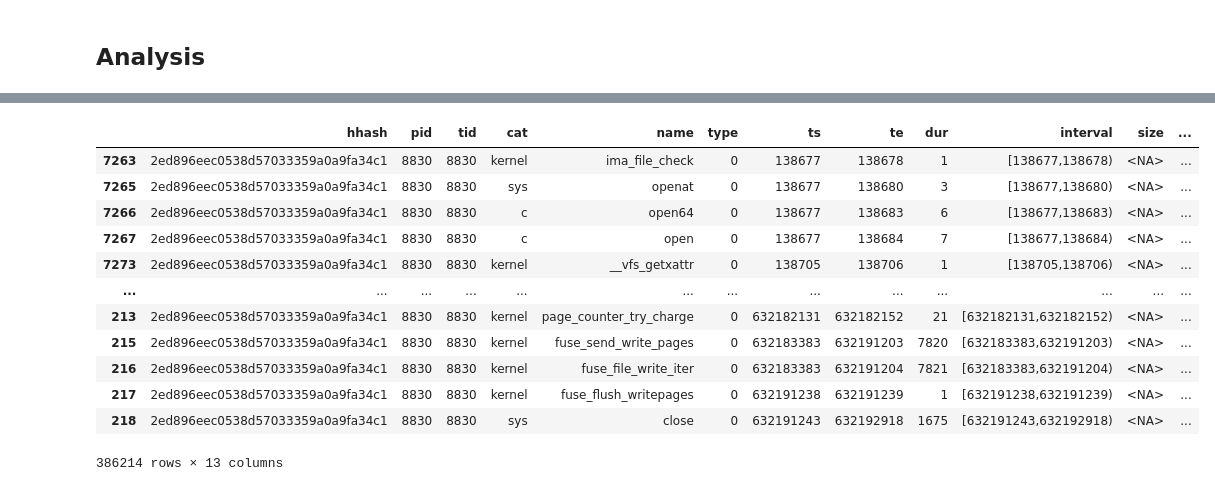
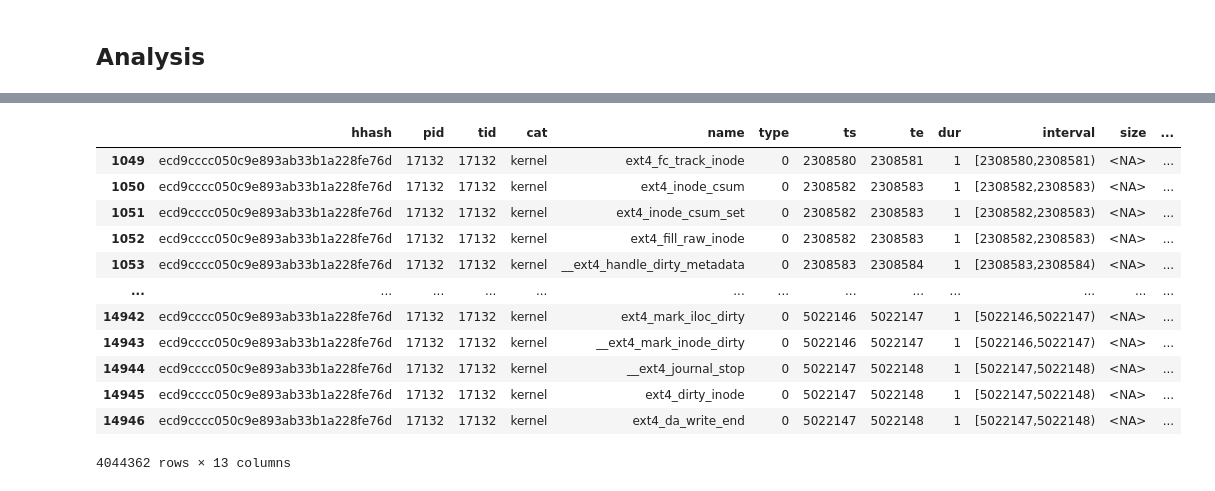
Before and after one commit to hariharan-devarajan/datacrumbs, a Jupyter notebook: analysis/trace_analysis.ipynb, the cells around one changed output, grey strips where cells are left out. Drawn from its saved outputs; the diff is of its cells as text; code cells hidden in the pictures.

```diff
--- a/analysis/trace_analysis.ipynb
+++ b/analysis/trace_analysis.ipynb
@@ -47,7 +47,8 @@ Hosting the HTTP server on port 35303 instead
 ## Start Analysis
 # %%
 is_trace = True
-file=f"{app_root}/tests/output/ops-8192_ts-4m/write.pfw.gz"
+file=f"{app_root}/tests/output/ops-64_ts-64m/RAW-DIRECT.pfw.gz"
+file=f"{app_root}/tests/output/ops-64_ts-64m/RAW-BUFFERED.pfw.gz"
 file_pattern = glob(file)
 file_pattern
 # %% [output]
@@ -122,8 +123,6 @@ def load_profile(line):
             logging.error(f"Processing {line} failed with {error}")
     return d
 
-def get_np_type(num, dtype):
-    return hex(num)[2:]
 
 def load_trace(line):
     d = {}
@@ -142,24 +141,26 @@ def load_trace(line):
             if "ts" in val:
                 d["ts"] = int(val["ts"])
                 d["te"] = int(val["ts"])
+            d["dur"] = 1
             if "dur" in val:
                 d["dur"] = int(val["dur"])
             if "args" in val and "hhash" in val["args"]:
-                d["hhash"] = get_np_type(val["args"]["hhash"], np.int64)
-            interval = I.empty()
-            if d["dur"] > 0:
-                d["te"] = int(val["ts"]) + d["dur"]
-                interval = I.closedopen(d["ts"], d["ts"] + d["dur"])
-            d["interval"] = I.to_string(interval)
+                d["hhash"] = val["args"]["hhash"]
+            if "ts" in val:
+                interval = I.closedopen(d["ts"], d["ts"] + 1)
+                if d["dur"] > 0:
+                    d["te"] = int(val["ts"]) + d["dur"]
+                    interval = I.closedopen(d["ts"], d["ts"] + d["dur"])
+                d["interval"] = I.to_string(interval)
             if val["ph"] != "M":
                 d["type"] = 0
                 if "args" in val:
                     if "hhash" in val["args"]:
-                        d["hhash"] = get_np_type(val["args"]["hhash"], np.int64)
+                        d["hhash"] = val["args"]["hhash"]
                     if "size_sum" in val["args"]:
                         d["size"] = val["args"]["size_sum"]
                     if "fhash" in val["args"]:
-                        d["fhash"] = get_np_type(val["args"]["fhash"], np.int64)
+                        d["fhash"] = val["args"]["fhash"]
             else:
                 if val["name"] == "FH":
                     d["type"] = 1
@@ -167,14 +168,14 @@ def load_trace(line):
                         if "name" in val["args"]:
                             d["name"] = val["args"]["name"]
                         if "value" in val["args"]:
-                            d["hash"] = get_np_type(val["args"]["value"], np.int64)
+                            d["hash"] = val["args"]["value"]
                 elif val["name"] == "HH":
                     d["type"] = 2
                     if "args" in val:
                         if "name" in val["args"]:
                             d["name"] = val["args"]["name"]
                         if "value" in val["args"]:
-                            d["hash"] = get_np_type(val["args"]["value"], np.int64)
+                            d["hash"] = val["args"]["value"]
 
         except Exception as error:
             logging.error(f"Processing {line} failed with {error}")
@@ -300,20 +293,20 @@ min_ts, max_te
 # %%
-filtered_events = event.query(f"ts >= {min_ts} and te <= {max_te} and dur > 0")
+filtered_events = event.query(f"ts >= {min_ts - 1e5} and te <= {max_te + 1e5} and dur > 0")
 filtered_events.compute()
 # %% [output]
 |  | hhash | pid | tid | cat | name | type | ts | te | dur | interval | size | ... |
-| 7263 | 2ed896eec0538d57033359a0a9fa34c1 | 8830 | 8830 | kernel | ima_file_check | 0 | 138677 | 138678 | 1 | [138677,138678) | <NA> | ... |
-| 7265 | 2ed896eec0538d57033359a0a9fa34c1 | 8830 | 8830 | sys | openat | 0 | 138677 | 138680 | 3 | [138677,138680) | <NA> | ... |
-| 7266 | 2ed896eec0538d57033359a0a9fa34c1 | 8830 | 8830 | c | open64 | 0 | 138677 | 138683 | 6 | [138677,138683) | <NA> | ... |
-| 7267 | 2ed896eec0538d57033359a0a9fa34c1 | 8830 | 8830 | c | open | 0 | 138677 | 138684 | 7 | [138677,138684) | <NA> | ... |
-| 7273 | 2ed896eec0538d57033359a0a9fa34c1 | 8830 | 8830 | kernel | __vfs_getxattr | 0 | 138705 | 138706 | 1 | [138705,138706) | <NA> | ... |
+| 1049 | ecd9cccc050c9e893ab33b1a228fe76d | 17132 | 17132 | kernel | ext4_fc_track_inode | 0 | 2308580 | 2308581 | 1 | [2308580,2308581) | <NA> | ... |
+| 1050 | ecd9cccc050c9e893ab33b1a228fe76d | 17132 | 17132 | kernel | ext4_inode_csum | 0 | 2308582 | 2308583 | 1 | [2308582,2308583) | <NA> | ... |
+| 1051 | ecd9cccc050c9e893ab33b1a228fe76d | 17132 | 17132 | kernel | ext4_inode_csum_set | 0 | 2308582 | 2308583 | 1 | [2308582,2308583) | <NA> | ... |
+| 1052 | ecd9cccc050c9e893ab33b1a228fe76d | 17132 | 17132 | kernel | ext4_fill_raw_inode | 0 | 2308582 | 2308583 | 1 | [2308582,2308583) | <NA> | ... |
+| 1053 | ecd9cccc050c9e893ab33b1a228fe76d | 17132 | 17132 | kernel | __ext4_handle_dirty_metadata | 0 | 2308583 | 2308584 | 1 | [2308583,2308584) | <NA> | ... |
 | ... | ... | ... | ... | ... | ... | ... | ... | ... | ... | ... | ... | ... |
-| 213 | 2ed896eec0538d57033359a0a9fa34c1 | 8830 | 8830 | kernel | page_counter_try_charge | 0 | 632182131 | 632182152 | 21 | [632182131,632182152) | <NA> | ... |
-| 215 | 2ed896eec0538d57033359a0a9fa34c1 | 8830 | 8830 | kernel | fuse_send_write_pages | 0 | 632183383 | 632191203 | 7820 | [632183383,632191203) | <NA> | ... |
-| 216 | 2ed896eec0538d57033359a0a9fa34c1 | 8830 | 8830 | kernel | fuse_file_write_iter | 0 | 632183383 | 632191204 | 7821 | [632183383,632191204) | <NA> | ... |
-| 217 | 2ed896eec0538d57033359a0a9fa34c1 | 8830 | 8830 | kernel | fuse_flush_writepages | 0 | 632191238 | 632191239 | 1 | [632191238,632191239) | <NA> | ... |
-| 218 | 2ed896eec0538d57033359a0a9fa34c1 | 8830 | 8830 | sys | close | 0 | 632191243 | 632192918 | 1675 | [632191243,632192918) | <NA> | ... |
+| 14942 | ecd9cccc050c9e893ab33b1a228fe76d | 17132 | 17132 | kernel | ext4_mark_iloc_dirty | 0 | 5022146 | 5022147 | 1 | [5022146,5022147) | <NA> | ... |
+| 14943 | ecd9cccc050c9e893ab33b1a228fe76d | 17132 | 17132 | kernel | __ext4_mark_inode_dirty | 0 | 5022146 | 5022147 | 1 | [5022146,5022147) | <NA> | ... |
+| 14944 | ecd9cccc050c9e893ab33b1a228fe76d | 17132 | 17132 | kernel | __ext4_journal_stop | 0 | 5022147 | 5022148 | 1 | [5022147,5022148) | <NA> | ... |
+| 14945 | ecd9cccc050c9e893ab33b1a228fe76d | 17132 | 17132 | kernel | ext4_dirty_inode | 0 | 5022147 | 5022148 | 1 | [5022147,5022148) | <NA> | ... |
+| 14946 | ecd9cccc050c9e893ab33b1a228fe76d | 17132 | 17132 | kernel | ext4_da_write_end | 0 | 5022147 | 5022148 | 1 | [5022147,5022148) | <NA> | ... |
-386214 rows × 13 columns
+4044362 rows × 13 columns
 # %%
 len(event)
 # %% [output]
```
Also changed, not shown: parts of 10 cells of this notebook, 5 other files.
